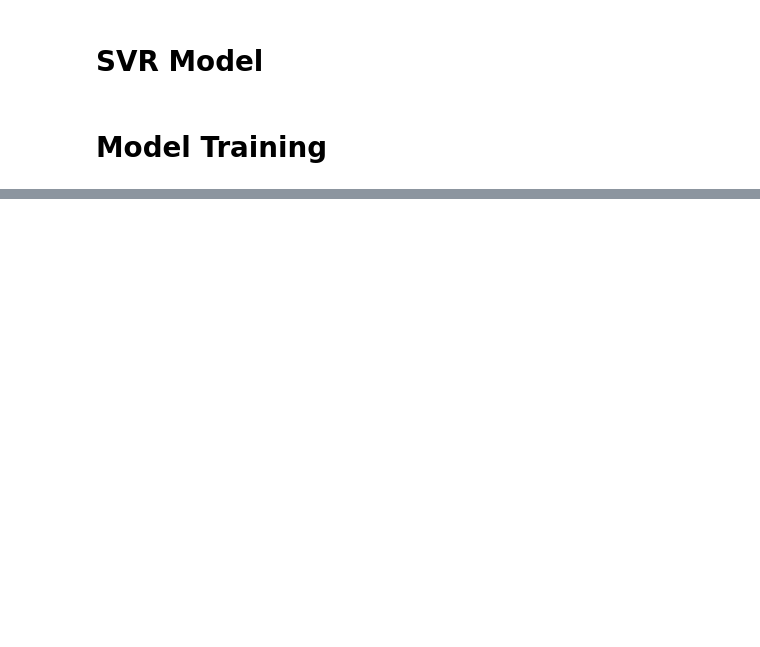
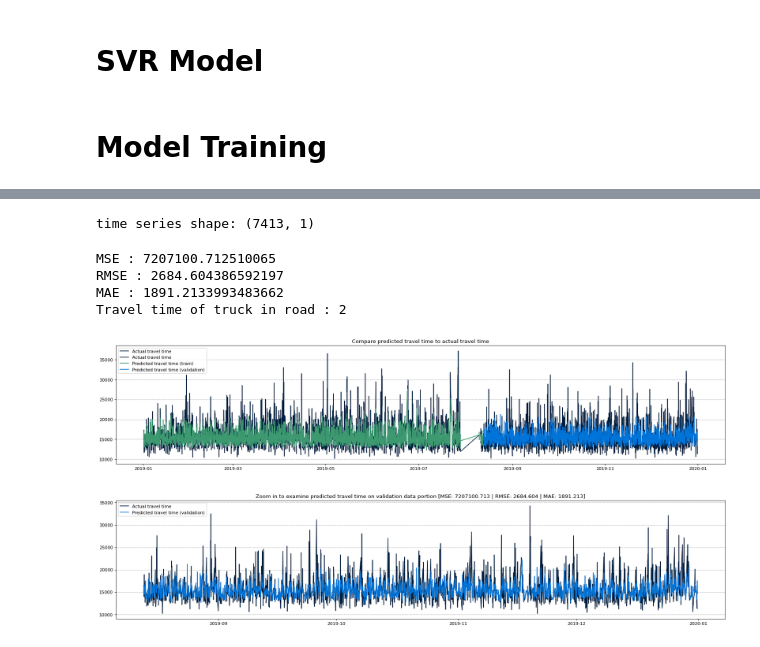
Before and after one commit to Travel-Time-Prediction/explore-gps-log-data, a Jupyter notebook: models/svr/SVR_forecasting.ipynb, the cells around one changed output, grey strips where cells are left out. Saved outputs shown, nothing was run; the diff lists cells and outputs as text; code cells hidden in the pictures; blank space fills up the shorter version.

```diff
--- a/models/svr/SVR_forecasting.ipynb
+++ b/models/svr/SVR_forecasting.ipynb
@@ -251,0 +288,10 @@ MAE : 1879.1455362994575
+# %%
+predictTime(filepath_road2)
+# %% [output]
+time series shape: (7413, 1)
+MSE : 7207100.712510065
+RMSE : 2684.604386592197
+MAE : 1891.2133993483662
+Travel time of truck in road : 2
+[figure, added]
+[figure, added]
```
Also changed, not shown: parts of 21 cells of this notebook.
